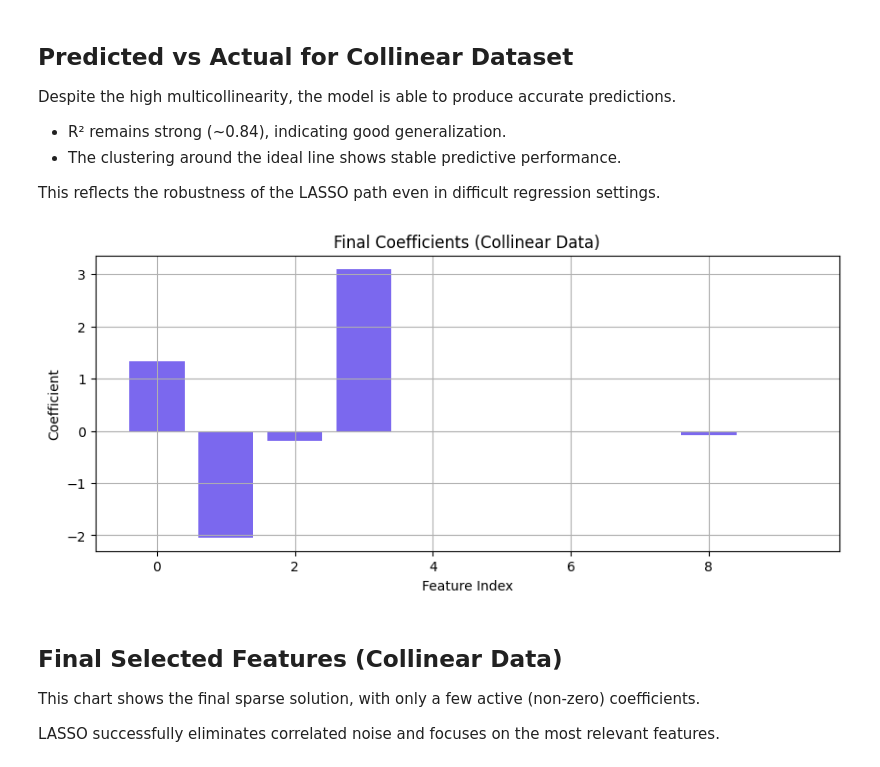
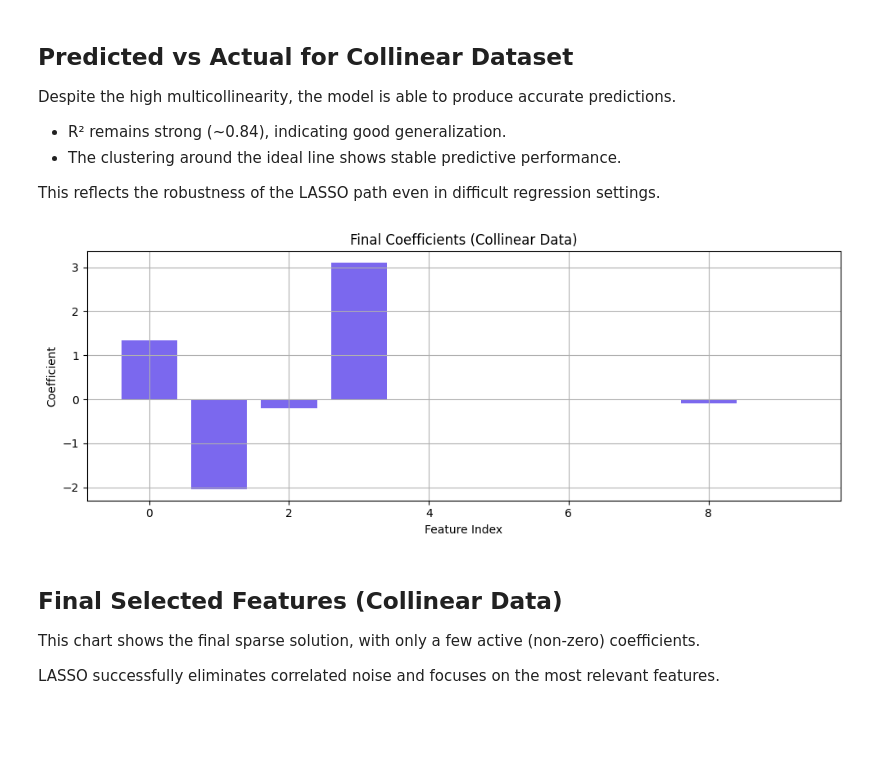
Before and after one commit to Nupur-Gudigar/Project1, a Jupyter notebook: LassoHomotopy/notebooks/LassoHomotopy_Visualization.ipynb, the cells around one changed output. Saved outputs shown, nothing was run; the diff lists cells and outputs as text; code cells hidden in the pictures; blank space fills up the shorter version.

```diff
--- a/LassoHomotopy/notebooks/LassoHomotopy_Visualization.ipynb
+++ b/LassoHomotopy/notebooks/LassoHomotopy_Visualization.ipynb
@@ -191,13 +203,15 @@ This reflects the robustness of the LASSO path even in difficult regression sett
 # %%
 plt.figure(figsize=(10, 4))
 plt.bar(np.arange(len(model.coef_)), model.coef_, color="mediumslateblue")
 plt.title("Final Coefficients (Collinear Data)")
 plt.xlabel("Feature Index")
 plt.ylabel("Coefficient")
 plt.grid(True)
+plt.tight_layout()
+plt.savefig("images/final_coefs_collinear.png")
 plt.show()
 # %% [output]
-[figure, old version]
+[figure, new version]
 # %% [markdown]
 ## Final Selected Features (Collinear Data)
 
```
Also changed, not shown: parts of 6 cells of this notebook.
